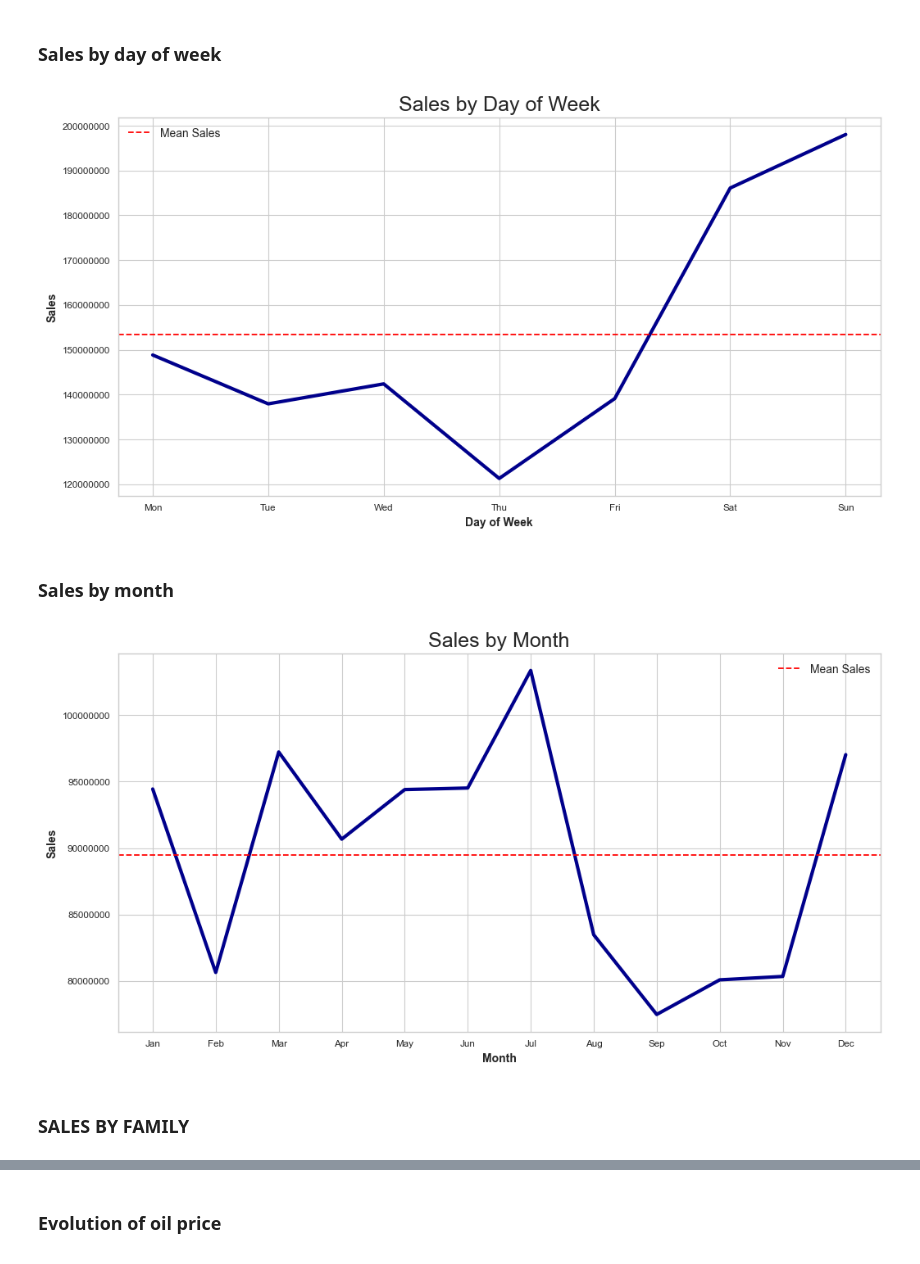
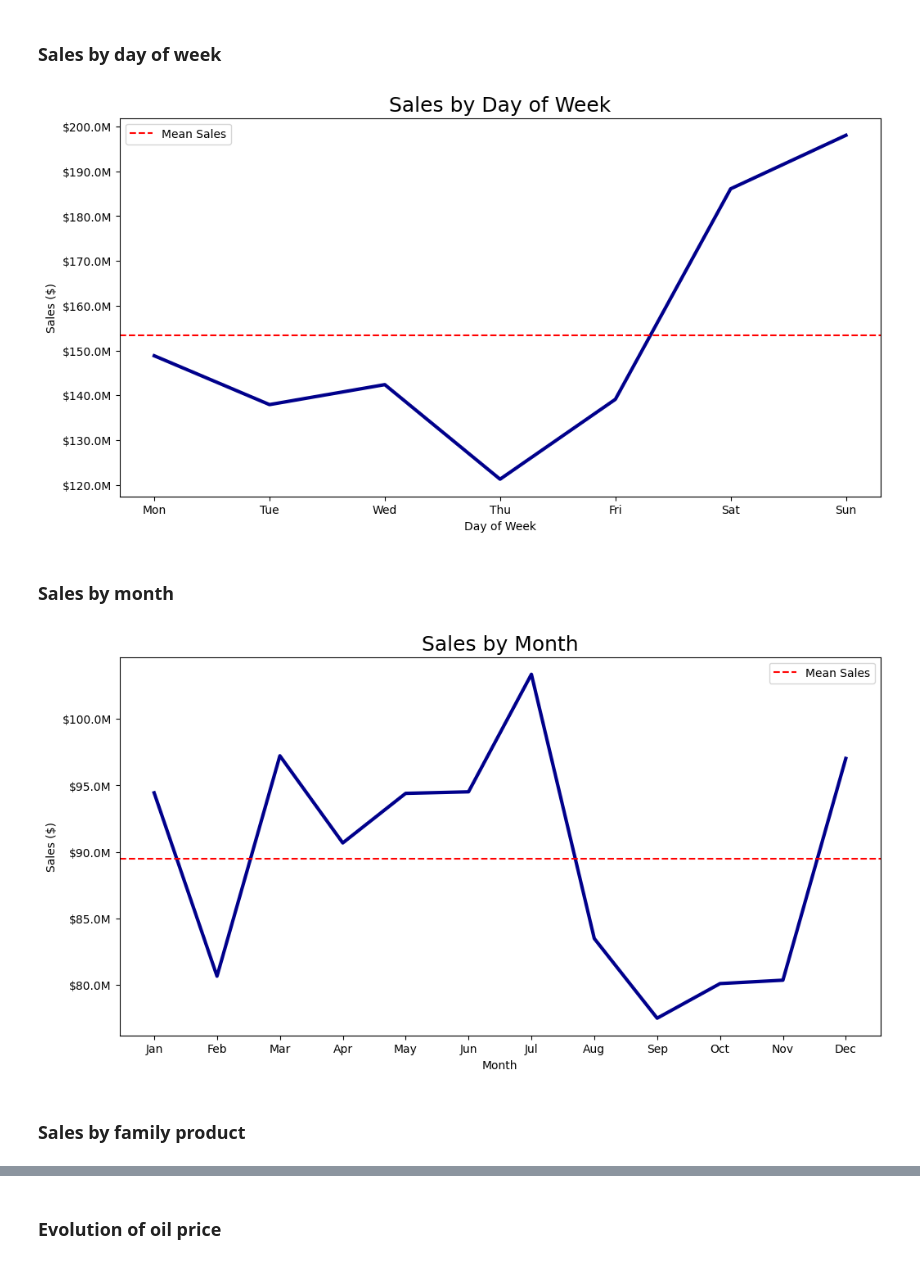
Before and after one commit to plss12/Store-Sales-TSF, a Jupyter notebook: TSF.ipynb, the cells around one changed output, grey strips where cells are left out. Cells and saved outputs as stored; diff of their text form; code cells hidden in the pictures.

```diff
--- a/TSF.ipynb
+++ b/TSF.ipynb
@@ -504,22 +507,22 @@ plt.show()
 # %%
 week_day_sales = train.groupby("day_of_week")["sales"].sum().reset_index()
 mean_sales = week_day_sales["sales"].mean()
 
 plt.figure(figsize=(12, 6))
 
-plt.plot(week_day_sales["day_of_week"], week_day_sales["sales"], color='darkblue', linewidth=3)
+sns.lineplot(x="day_of_week", y="sales", data=week_day_sales, color='darkblue', linewidth=3)
 plt.axhline(week_day_sales["sales"].mean(), color='red', linestyle='--', label='Mean Sales')
 
 plt.title("Sales by Day of Week", fontsize=18)
 plt.xlabel("Day of Week")
-plt.ylabel("Sales")
+plt.ylabel("Sales ($)")
 plt.xticks(ticks=[0,1,2,3,4,5,6], labels=["Mon", "Tue", "Wed", "Thu", "Fri", "Sat", "Sun"])
-plt.ticklabel_format(style='plain', axis='y')
+plt.gca().yaxis.set_major_formatter(ticker.FuncFormatter(lambda x, p: f'${x/1e6:.1f}M'))
 plt.legend()
 
 plt.show()
 # %% [output]
-[figure, old version]
+[figure, new version]
 # %% [markdown]
 ### Sales by month
 # %%
@@ -527,18 +530,18 @@ month_sales = train.groupby("month")["sales"].sum().reset_index()
 
 plt.figure(figsize=(12, 6))
 
-plt.plot(month_sales["month"], month_sales["sales"], color='darkblue', linewidth=3)
-plt.axhline(month_sales["sales"].mean(), color='red', linestyle='--', label="Mean Sales",)
+sns.lineplot(x="month", y="sales", data=month_sales, color='darkblue', linewidth=3)
+plt.axhline(month_sales["sales"].mean(), color='red', linestyle='--', label="Mean Sales")
 
 plt.title("Sales by Month", fontsize=18)
 plt.xlabel("Month")
-plt.ylabel("Sales")
+plt.ylabel("Sales ($)")
 plt.xticks(ticks=[1,2,3,4,5,6,7,8,9,10,11,12], labels=["Jan", "Feb", "Mar", "Apr", "May", "Jun", "Jul", "Aug", "Sep", "Oct", "Nov", "Dec"])
-plt.ticklabel_format(style='plain', axis='y')
+plt.gca().yaxis.set_major_formatter(ticker.FuncFormatter(lambda x, p: f'${x/1e6:.1f}M'))
 plt.legend()
 
 plt.show()
 # %% [output]
-[figure, old version]
+[figure, new version]
 # %% [markdown]
-### SALES BY FAMILY
+### Sales by family product
```
Also changed, not shown: parts of 20 cells of this notebook.
